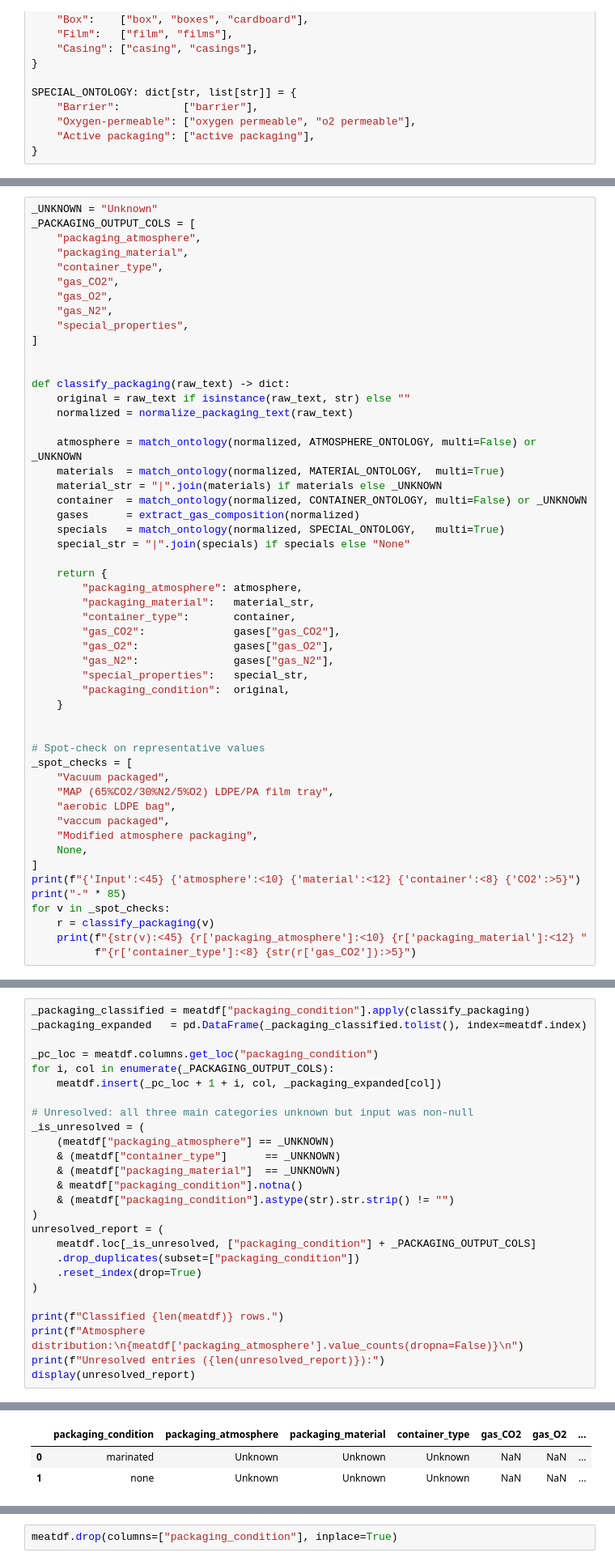
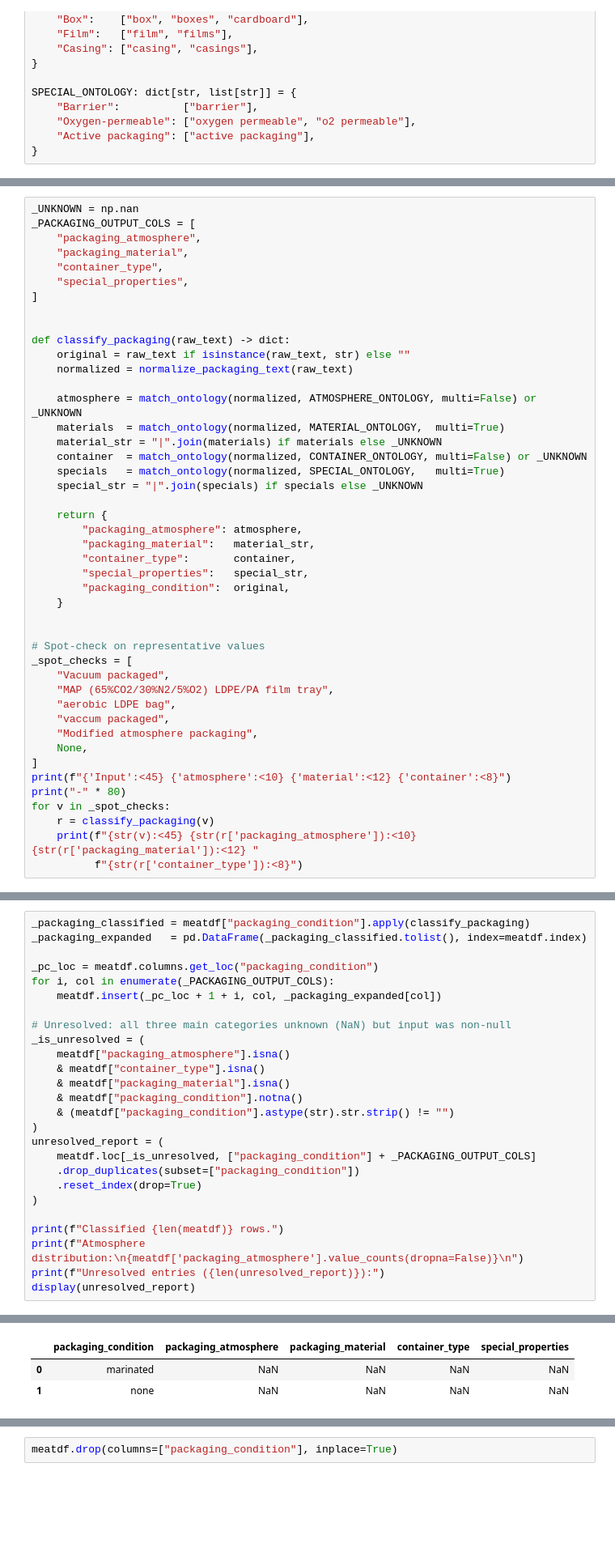
Before and after one commit to SafaeHaj/food-preservation-methods-predictors, a Jupyter notebook: notebooks/data_processing.ipynb, the cells around one changed output, grey strips where cells are left out. Shown at 81% size. Cells and saved outputs as stored; diff of their text form; blank space fills up the shorter version.

```diff
--- a/notebooks/data_processing.ipynb
+++ b/notebooks/data_processing.ipynb
@@ -261,12 +247,9 @@ def extract_gas_composition(normalized_text: str) -> dict:
 # %%
-_UNKNOWN = "Unknown"
+_UNKNOWN = np.nan
 _PACKAGING_OUTPUT_COLS = [
     "packaging_atmosphere",
     "packaging_material",
     "container_type",
-    "gas_CO2",
-    "gas_O2",
-    "gas_N2",
     "special_properties",
 ]
 
@@ -279,17 +262,13 @@ def classify_packaging(raw_text) -> dict:
     materials  = match_ontology(normalized, MATERIAL_ONTOLOGY,  multi=True)
     material_str = "|".join(materials) if materials else _UNKNOWN
     container  = match_ontology(normalized, CONTAINER_ONTOLOGY, multi=False) or _UNKNOWN
-    gases      = extract_gas_composition(normalized)
     specials   = match_ontology(normalized, SPECIAL_ONTOLOGY,   multi=True)
-    special_str = "|".join(specials) if specials else "None"
+    special_str = "|".join(specials) if specials else _UNKNOWN
 
     return {
         "packaging_atmosphere": atmosphere,
         "packaging_material":   material_str,
         "container_type":       container,
-        "gas_CO2":              gases["gas_CO2"],
-        "gas_O2":               gases["gas_O2"],
-        "gas_N2":               gases["gas_N2"],
         "special_properties":   special_str,
         "packaging_condition":  original,
     }
@@ -304,10 +283,10 @@ _spot_checks = [
     "Modified atmosphere packaging",
     None,
 ]
-print(f"{'Input':<45} {'atmosphere':<10} {'material':<12} {'container':<8} {'CO2':>5}")
-print("-" * 85)
+print(f"{'Input':<45} {'atmosphere':<10} {'material':<12} {'container':<8}")
+print("-" * 80)
 for v in _spot_checks:
     r = classify_packaging(v)
-    print(f"{str(v):<45} {r['packaging_atmosphere']:<10} {r['packaging_material']:<12} "
-          f"{r['container_type']:<8} {str(r['gas_CO2']):>5}")
+    print(f"{str(v):<45} {str(r['packaging_atmosphere']):<10} {str(r['packaging_material']):<12} "
+          f"{str(r['container_type']):<8}")
 # %% [output]
@@ -327,11 +306,11 @@ _pc_loc = meatdf.columns.get_loc("packaging_condition")
 for i, col in enumerate(_PACKAGING_OUTPUT_COLS):
     meatdf.insert(_pc_loc + 1 + i, col, _packaging_expanded[col])
 
-# Unresolved: all three main categories unknown but input was non-null
+# Unresolved: all three main categories unknown (NaN) but input was non-null
 _is_unresolved = (
-    (meatdf["packaging_atmosphere"] == _UNKNOWN)
-    & (meatdf["container_type"]      == _UNKNOWN)
-    & (meatdf["packaging_material"]  == _UNKNOWN)
+    meatdf["packaging_atmosphere"].isna()
+    & meatdf["container_type"].isna()
+    & meatdf["packaging_material"].isna()
     & meatdf["packaging_condition"].notna()
     & (meatdf["packaging_condition"].astype(str).str.strip() != "")
 )
@@ -353,12 +332,12 @@ Unknown    279
 MAP        101
 Aerobic     88
 Vacuum      63
 Name: count, dtype: int64
 
 Unresolved entries (2):
-|  | packaging_condition | packaging_atmosphere | packaging_material | container_type | gas_CO2 | gas_O2 | ... |
-| 0 | marinated | Unknown | Unknown | Unknown | NaN | NaN | ... |
-| 1 | none | Unknown | Unknown | Unknown | NaN | NaN | ... |
+|  | packaging_condition | packaging_atmosphere | packaging_material | container_type | special_properties |
+| 0 | marinated | NaN | NaN | NaN | NaN |
+| 1 | none | NaN | NaN | NaN | NaN |
 # %% [markdown]
 ### 3.2.2. Consolidate Packaging into `packaging_class`
 
```
Also changed, not shown: parts of 13 cells of this notebook, 4 other files.
